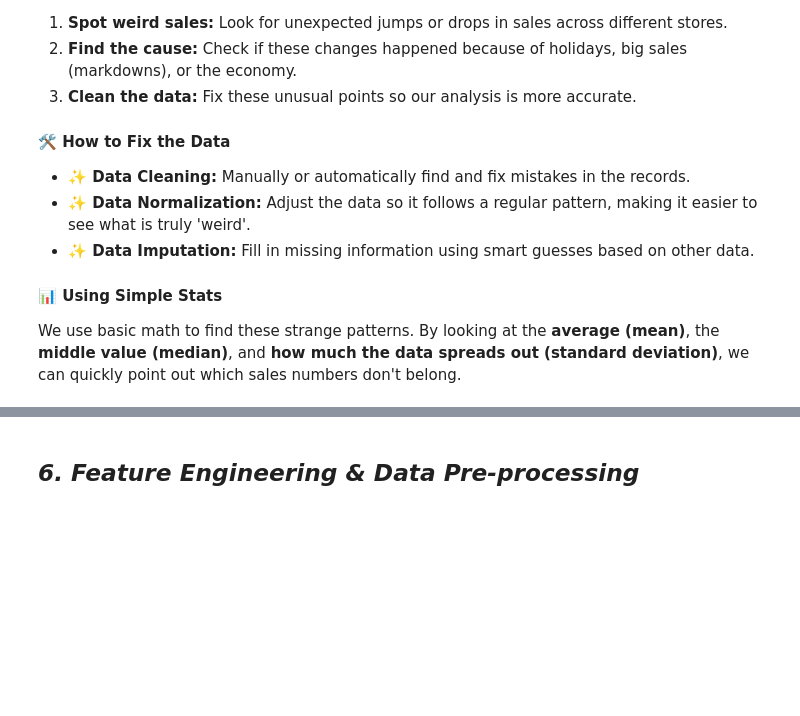
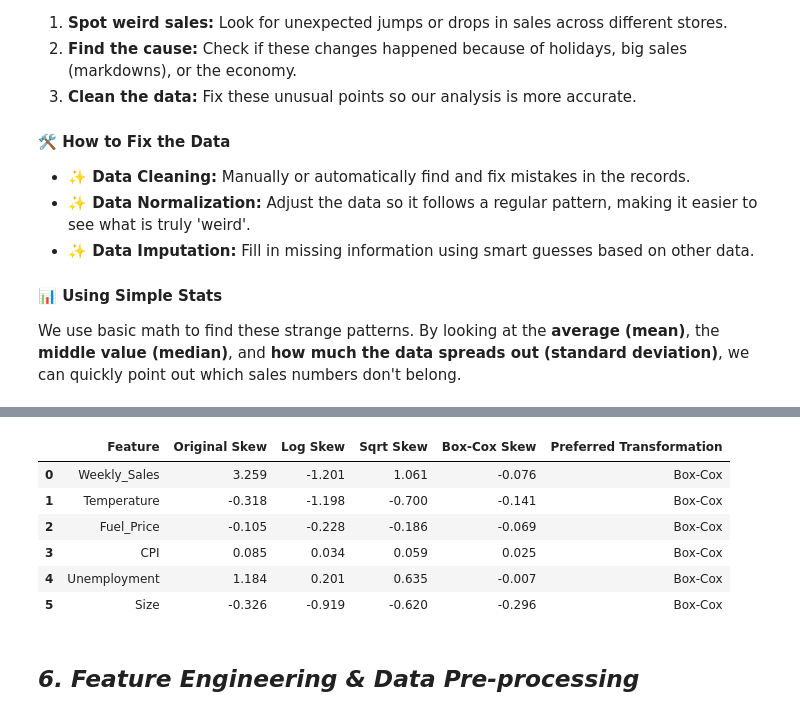
Before and after one commit to amol004/Integrated-Retail-Analytics-for-Store-Optimization-Advanced-Machine-Learning, a Jupyter notebook: Integrated_Retail_Analytics_for_Store_Optimization.ipynb, the cells around one changed output, grey strips where cells are left out. Saved outputs shown, nothing was run; the diff lists cells and outputs as text; code cells hidden in the pictures; blank space fills up the shorter version.

```diff
--- a/Integrated_Retail_Analytics_for_Store_Optimization.ipynb
+++ b/Integrated_Retail_Analytics_for_Store_Optimization.ipynb
@@ -993,3 +1031,64 @@ We use basic math to find these strange patterns. By looking at the **average (m
+# %%
+import pandas as pd
+import numpy as np
+from scipy import stats
+
+def compare_skewness_table(df, columns):
+    results = []
+    for col in columns:
+        # Ensure we only use positive values for transformation testing
+        data = df[df[col] > 0][col].dropna()
+
+        if data.empty:
+            continue
+
+        # Original Skew
+        orig_skew = data.skew()
+
+        # Log Transformation
+        log_skew = np.log1p(data).skew()
+
+        # Sqrt Transformation
+        sqrt_skew = np.sqrt(data).skew()
+
+        # Box-Cox Transformation
+        bc_data, _ = stats.boxcox(data)
+        bc_skew = pd.Series(bc_data).skew()
+
+        # Identify Best (closest to 0)
+        skews = {
+            'Original': orig_skew,
+            'Log1p': log_skew,
+            'Sqrt': sqrt_skew,
+            'Box-Cox': bc_skew
+        }
+        best_trans = min(skews, key=lambda k: abs(skews[k]))
+
+        results.append({
+            'Feature': col,
+            'Original Skew': round(orig_skew, 3),
+            'Log Skew': round(log_skew, 3),
+            'Sqrt Skew': round(sqrt_skew, 3),
+            'Box-Cox Skew': round(bc_skew, 3),
+            'Preferred Transformation': best_trans
+        })
+
+    return pd.DataFrame(results)
+
+# Define numerical columns to evaluate
+numeric_cols = ['Weekly_Sales', 'Temperature', 'Fuel_Price', 'CPI', 'Unemployment', 'Size']
+
+# Generate and display the comparison table
+skew_comparison_df = compare_skewness_table(retail_data, numeric_cols)
+display(skew_comparison_df)
+# %% [output]
+|  | Feature | Original Skew | Log Skew | Sqrt Skew | Box-Cox Skew | Preferred Transformation |
+| 0 | Weekly_Sales | 3.259 | -1.201 | 1.061 | -0.076 | Box-Cox |
+| 1 | Temperature | -0.318 | -1.198 | -0.700 | -0.141 | Box-Cox |
+| 2 | Fuel_Price | -0.105 | -0.228 | -0.186 | -0.069 | Box-Cox |
+| 3 | CPI | 0.085 | 0.034 | 0.059 | 0.025 | Box-Cox |
+| 4 | Unemployment | 1.184 | 0.201 | 0.635 | -0.007 | Box-Cox |
+| 5 | Size | -0.326 | -0.919 | -0.620 | -0.296 | Box-Cox |
 # %% [markdown]
 ## ***6. Feature Engineering & Data Pre-processing***
 # %% [markdown]
```
Also changed, not shown: parts of 5 cells of this notebook.
